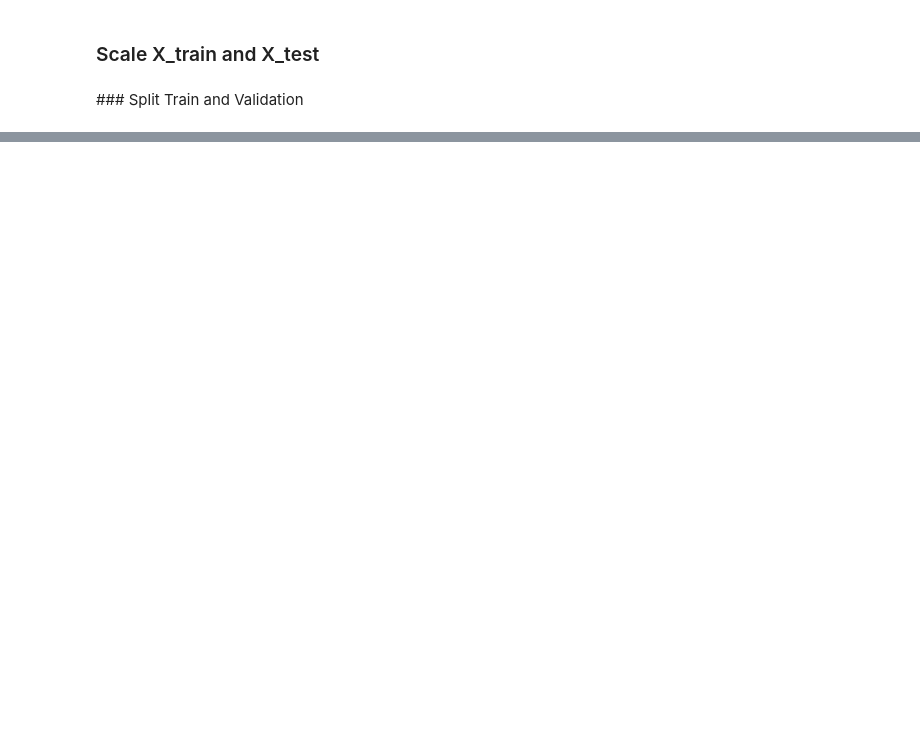
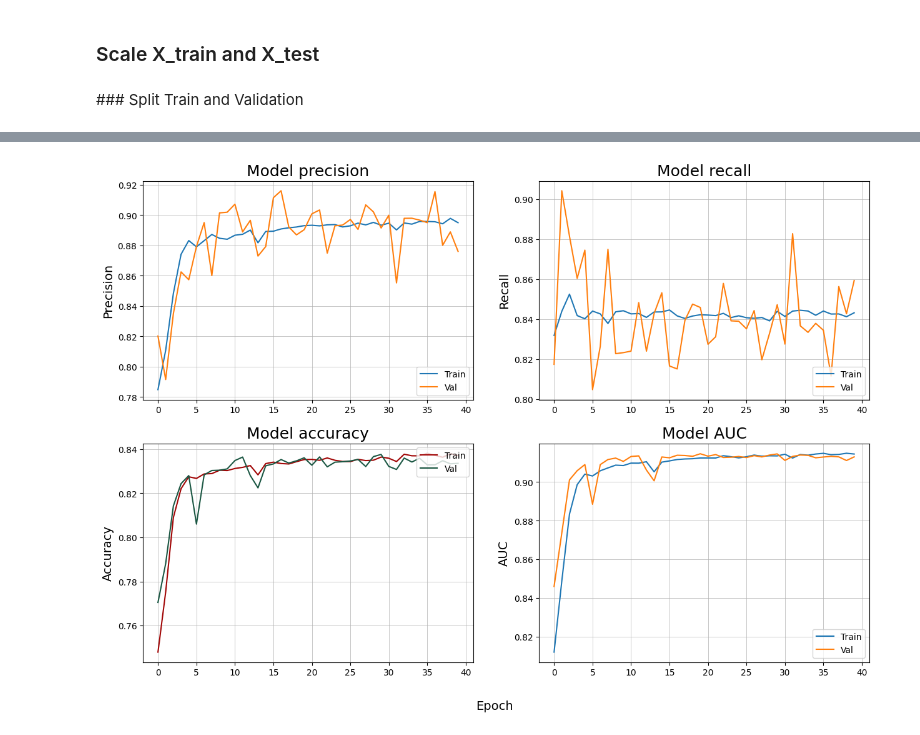
Before and after one commit to janduplessis883/project-showupforhealth, a Jupyter notebook: notebooks/alex_DL_UNBALANCED_Data.ipynb, the cells around one changed output, grey strips where cells are left out. Drawn from its saved outputs; the diff is of its cells as text; code cells hidden in the pictures; blank space fills up the shorter version.

```diff
--- a/notebooks/alex_DL_UNBALANCED_Data.ipynb
+++ b/notebooks/alex_DL_UNBALANCED_Data.ipynb
@@ -70,36 +345,30 @@ Train Set:  X_train, y_train - (576969, 36), (576969,)
 # %%
 def model_builder(hp):
     model = Sequential()
-
     # hp
-    hp_units_1 = hp.Int('units_1', min_value=32, max_value=512, step=32)
-    hp_units_2 = hp.Int('units_2', min_value=32, max_value=512, step=32)
-    hp_units_3 = hp.Int('units_3', min_value=32, max_value=512, step=32)
-    hp_learning_rate = hp.Choice('learning_rate', values=[1e-1, 1e-2, 1e-3, 1e-4])
+    hp_units_1 = hp.Int('units_1', min_value=16, max_value=256, step=16)
+    hp_units_2 = hp.Int('units_2', min_value=16, max_value=256, step=16)
+    hp_learning_rate = hp.Choice('learning_rate', values=[1e-1, 1e-2, 1e-3])
 
     # Layers
     model.add(layers.Dense(units=hp_units_1, activation='relu', input_dim=X.shape[1]))
     model.add(layers.Dense(units=hp_units_2, activation='relu'))
-    model.add(layers.Dense(units=hp_units_3, activation='relu'))
     model.add(layers.Dense(1, activation='sigmoid'))
 
     # Compiler
     adam = tf.keras.optimizers.Adam(learning_rate=hp_learning_rate)
-    model.compile(optimizer=adam, loss='binary_crossentropy', metrics='accuracy')
+    model.compile(optimizer=adam, loss='binary_crossentropy', metrics=metrics)
 
     return model
 # %%
-tuner = kt.Hyperband(model_builder,
-                     objective='val_accuracy',
-                     max_epochs=10,
-                     factor=3,
-                     directory='my_dir',
-                     project_name='intro3')
+LOG_DIR = f'{int(time.time())}'
+tuner_kt_1 = kt.RandomSearch(model_builder,
+                     objective=kt.Objective('val_auc', direction="max"),
+                     directory=LOG_DIR)
 
-stop_early = EarlyStopping(monitor='val_loss', patience=5)
+stop_early = EarlyStopping(monitor='val_auc', patience=50, restore_best_weights=True)
 
-tuner.search(X_train_val, y_train_val,
+tuner_kt_1.search(X_train_val, y_train_val, validation_data=(X_val, y_val),
              epochs=50,
-             validation_data=(X_val, y_val),
              callbacks=[stop_early])
 # %% [output]
@@ -123 +391,4 @@ Epoch 2/2
 KeyboardInterrupt:
+# %%
+best_hps=tuner_kt_1.get_best_hyperparameters(num_trials=1)[0]
+best_hps.__dict__
@@ -124,3 +415,8 @@ KeyboardInterrupt:
 # %%
-model = tuner.hypermodel.build(best_hps)
-history = model.fit(X_train_val, y_train_val, epochs=50, validation_data=(X_val, y_val))
+es = EarlyStopping(patience=20, monitor='val_auc', restore_best_weights=True)
+model_kt_1 = tuner_kt_1.hypermodel.build(best_hps)
+history_kt_1 = model_kt_1.fit(X_train_val, y_train_val, validation_data=(X_val, y_val),
+                    epochs=100,
+                    batch_size=32,
+                    verbose=0,
+                    callbacks=[es])
@@ -201,0 +432,4 @@ plot_loss_precision_recall_curve(history)
+# %%
+plot_loss_precision_recall_curve(history_kt_1)
+# %% [output]
+[figure, added]
```
Also changed, not shown: parts of 41 cells of this notebook.
